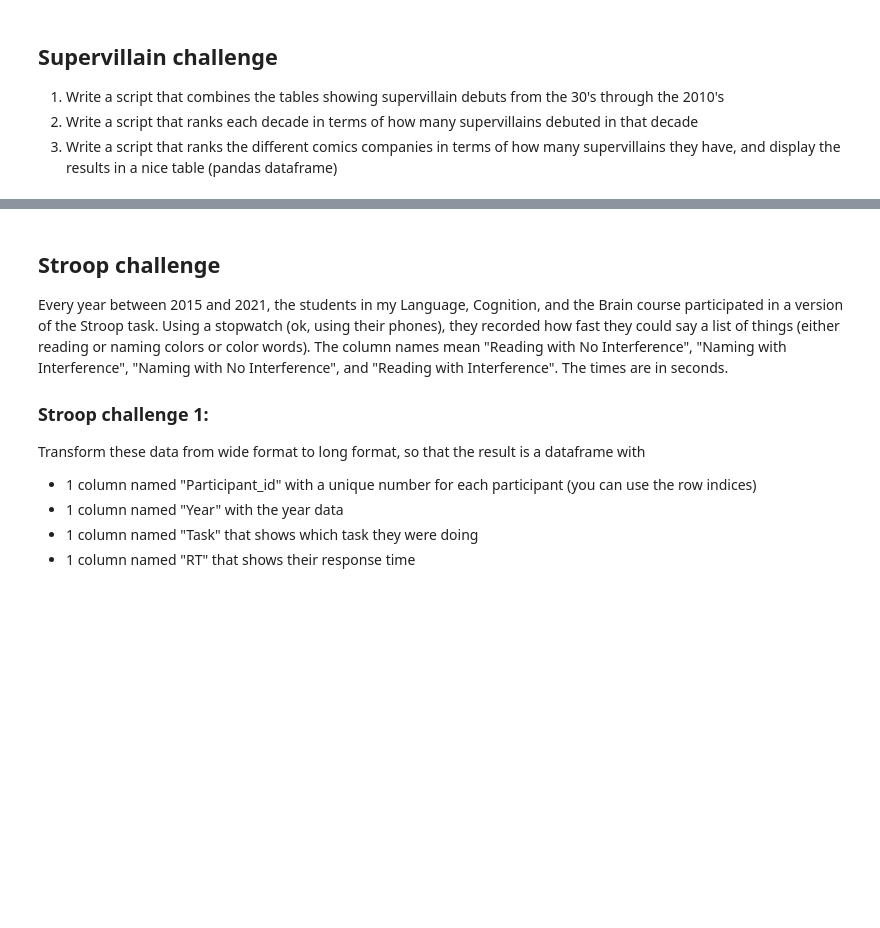
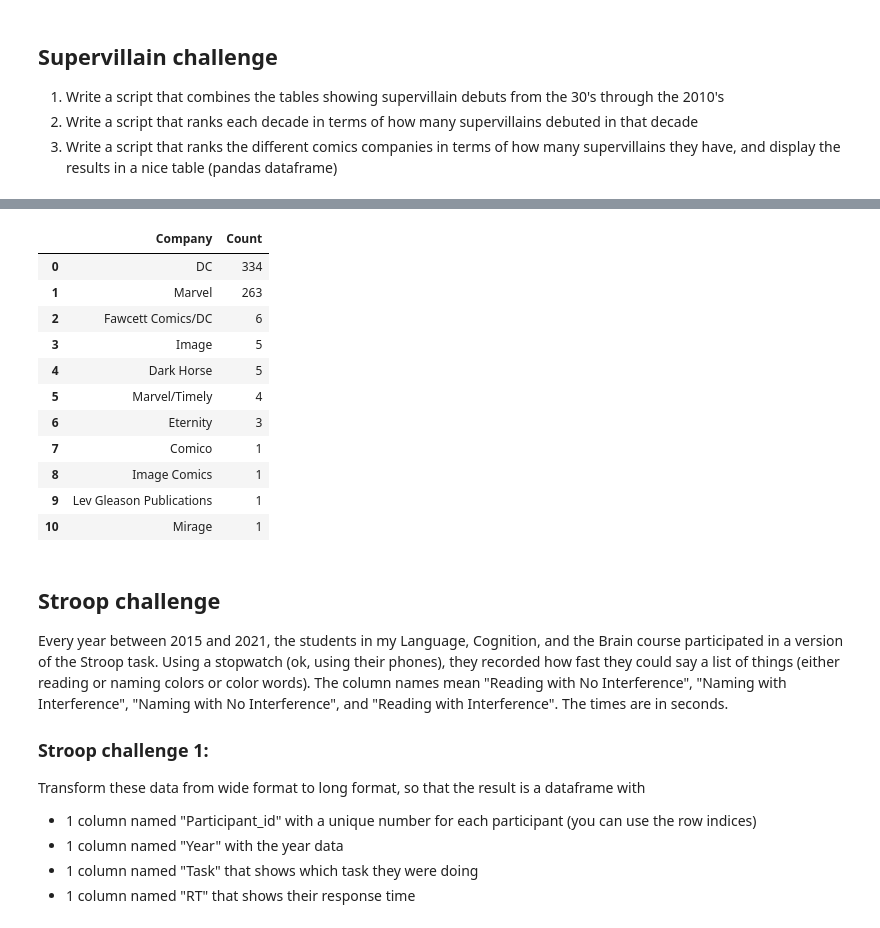
Before and after one commit to KristianeWarncke/Cultural_DataScience, a Jupyter notebook: fun_with_pandas.ipynb, the cells around one changed output, grey strips where cells are left out. Cells and saved outputs as stored; diff of their text form; code cells hidden in the pictures; blank space fills up the shorter version.

```diff
--- a/fun_with_pandas.ipynb
+++ b/fun_with_pandas.ipynb
@@ -218,0 +291,16 @@ rawdata = pd.read_html("https://en.wikipedia.org/wiki/List_of_comic_book_supervi
+# %%
+#Write a script that ranks each decade in terms of how many supervillains debuted in that decade
+
+#Extract the year from 'Year Debuted' column (ignoring parentheses content)
+df5['Year'] = df5['Year Debuted'].str.extract(r'(\d{4})').astype(int)
+
+#Convert the year to the corresponding decade
+df5['Decade'] = (df5['Year'] // 10) * 10
+
+#Group by the 'Decade' and count the number of rows (debuts) per decade
+debuts_per_decade = df5.groupby('Decade').size().reset_index(name='Count')
+
+#Sort by the count in descending order (most debuts at the top)
+debuts_per_decade = debuts_per_decade.sort_values(by='Count', ascending=False).reset_index(drop=True)
+
+debuts_per_decade
@@ -219,3 +335,24 @@ rawdata = pd.read_html("https://en.wikipedia.org/wiki/List_of_comic_book_supervi
+# %%
+#Group by the 'company' and count the number of rows (debuts) per company
+debuts_per_company = df5.groupby('Company').size().reset_index(name='Count')
+
+#Sort by the count in descending order (most debuts at the top)
+debuts_per_company = debuts_per_company.sort_values(by='Count', ascending=False).reset_index(drop=True)
+
+debuts_per_company
+# %% [output]
+|  | Company | Count |
+| 0 | DC | 334 |
+| 1 | Marvel | 263 |
+| 2 | Fawcett Comics/DC | 6 |
+| 3 | Image | 5 |
+| 4 | Dark Horse | 5 |
+| 5 | Marvel/Timely | 4 |
+| 6 | Eternity | 3 |
+| 7 | Comico | 1 |
+| 8 | Image Comics | 1 |
+| 9 | Lev Gleason Publications | 1 |
+| 10 | Mirage | 1 |
 # %% [markdown]
 ## Stroop challenge
 
```
Also changed, not shown: parts of 13 cells of this notebook.
